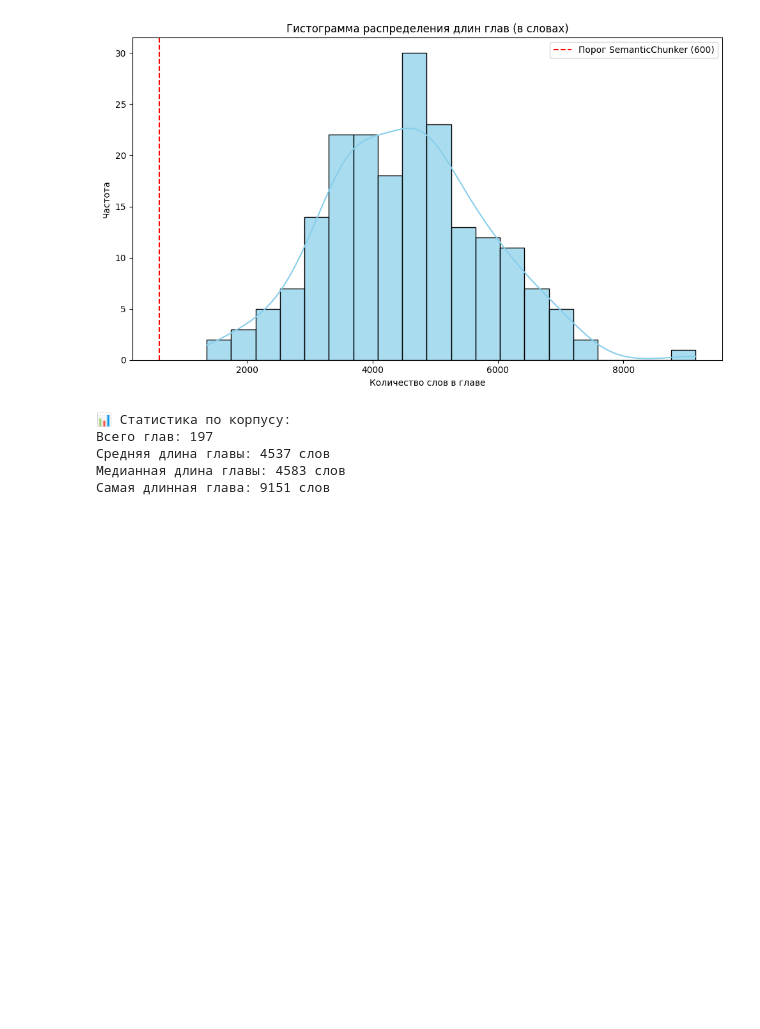
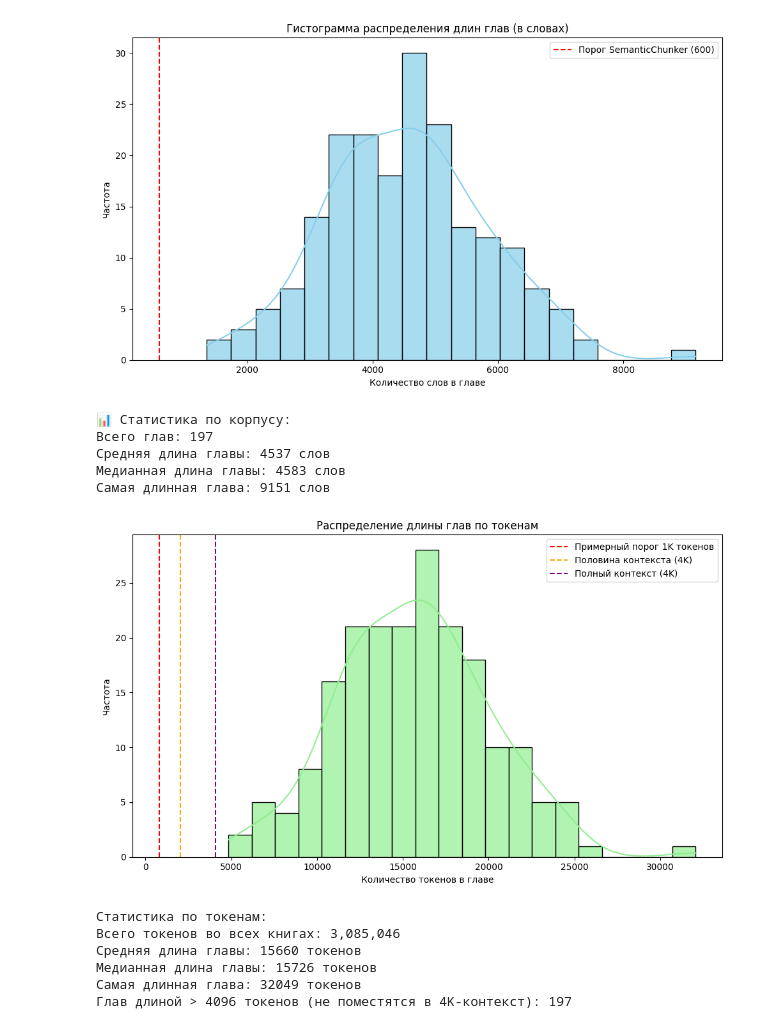
Before and after one commit to emildenikaev/harry_potter_llm, a Jupyter notebook: backend/eda/eda_analysis.ipynb, the cells around one changed output. Saved outputs shown, nothing was run; the diff lists cells and outputs as text; code cells hidden in the pictures; blank space fills up the shorter version.

```diff
--- a/backend/eda/eda_analysis.ipynb
+++ b/backend/eda/eda_analysis.ipynb
@@ -5,6 +5,14 @@ import nltk
 from nltk.tokenize import word_tokenize
 import matplotlib.pyplot as plt
 import seaborn as sns
+import tiktoken
+
+# Инициализируем кодировщик один раз
+ENCODING = tiktoken.get_encoding("cl100k_base")
+
+def count_tokens(text: str) -> int:
+    """Считает количество токенов в тексте с использованием tiktoken."""
+    return len(ENCODING.encode(text))
 
 nltk.download('punkt')
 
@@ -21,7 +29,7 @@ BOOK_TITLES = {
 CHAPTER_PATTERN = re.compile(r'^\s*Глава\s+(\d+)', re.MULTILINE)
 
 def analyze_book(file_path):
-    """Анализирует один файл книги."""
+    """Анализирует один файл книги: главы, слова, токены."""
     with open(file_path, 'r', encoding='utf-8') as f:
         content = f.read()
 
@@ -40,13 +48,17 @@ def analyze_book(file_path):
         chapter_text = splits[i + 1].strip() if i + 1 < len(splits) else ""
 
         if chapter_text:
-            # Подсчет слов
+            # Подсчёт слов
             words = word_tokenize(chapter_text, language='russian')
             word_count = len([w for w in words if w.isalpha()])
+
+            # Подсчёт токенов
+            token_count = count_tokens(chapter_text)
 
             chapters_data.append({
                 'chapter': chapter_num,
                 'word_count': word_count,
+                'token_count': token_count,
                 'text': chapter_text
             })
 
@@ -126,3 +138,40 @@ print(f"Самая длинная глава: {max(all_chapter_lengths)} сло
 Средняя длина главы: 4537 слов
 Медианная длина главы: 4583 слов
 Самая длинная глава: 9151 слов
+# %%
+# Подготовка данных по токенам
+total_tokens_per_book = [sum(ch['token_count'] for ch in chapters) for chapters in all_books_data.values()]
+all_chapter_tokens = []
+for chapters in all_books_data.values():
+    all_chapter_tokens.extend([ch['token_count'] for ch in chapters])
+
+# Гистограмма распределения токенов в главах
+plt.figure(figsize=(10, 6))
+sns.histplot(all_chapter_tokens, bins=20, kde=True, color='lightgreen', alpha=0.7)
+plt.axvline(x=800, color='red', linestyle='--', label='Примерный порог 1K токенов')
+plt.axvline(x=2048, color='orange', linestyle='--', label='Половина контекста (4K)')
+plt.axvline(x=4096, color='purple', linestyle='--', label='Полный контекст (4K)')
+plt.title("Распределение длины глав по токенам")
+plt.xlabel("Количество токенов в главе")
+plt.ylabel("Частота")
+plt.legend()
+plt.tight_layout()
+plt.savefig('chapter_token_distribution.png', dpi=300, bbox_inches='tight')
+plt.show()
+
+# Статистика по токенам
+print(f"Статистика по токенам:")
+print(f"Всего токенов во всех книгах: {sum(all_chapter_tokens):,}")
+print(f"Средняя длина главы: {int(sum(all_chapter_tokens)/len(all_chapter_tokens))} токенов")
+print(f"Медианная длина главы: {int(sorted(all_chapter_tokens)[len(all_chapter_tokens)//2])} токенов")
+print(f"Самая длинная глава: {max(all_chapter_tokens)} токенов")
+print(f"Глав длиной > 4096 токенов (не поместятся в 4K-контекст): "
+      f"{sum(1 for t in all_chapter_tokens if t > 4096)}")
+# %% [output]
+[figure, added]
+Статистика по токенам:
+Всего токенов во всех книгах: 3,085,046
+Средняя длина главы: 15660 токенов
+Медианная длина главы: 15726 токенов
+Самая длинная глава: 32049 токенов
+Глав длиной > 4096 токенов (не поместятся в 4K-контекст): 197
```
Also changed, not shown: 11 other files.
